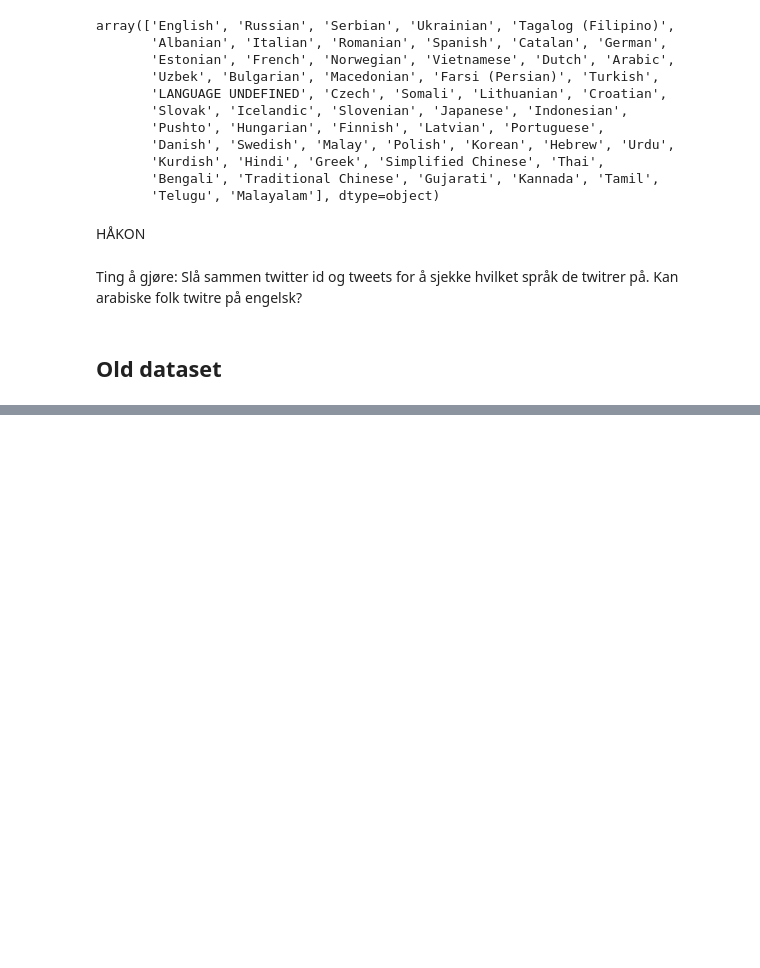
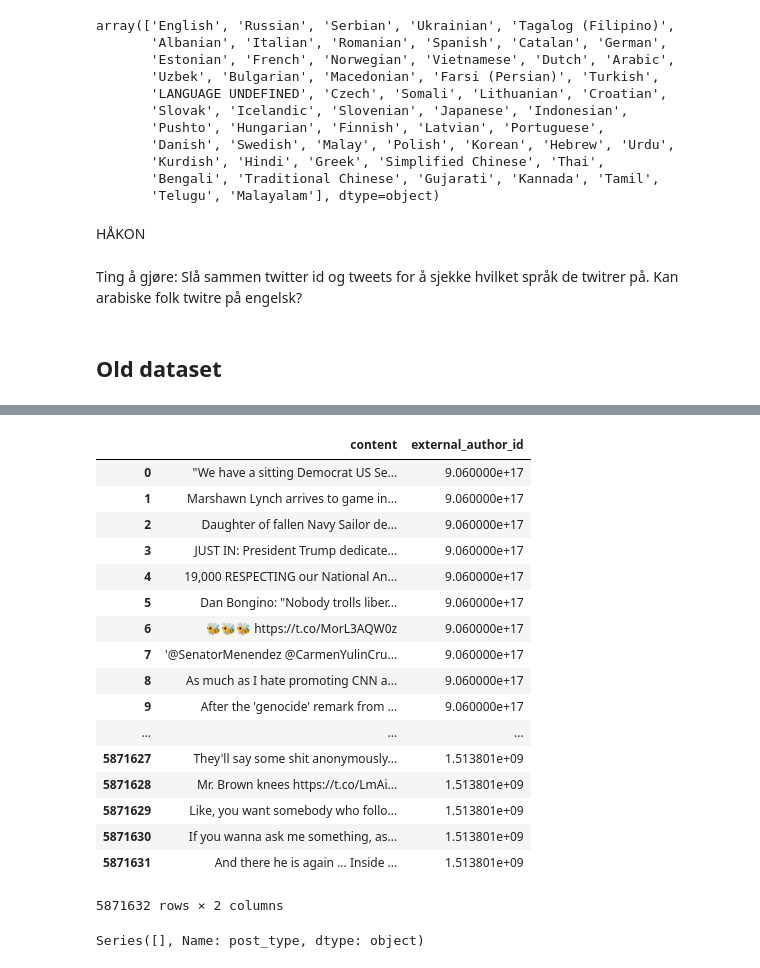
Before and after one commit to haakonms/ADAproject, a Jupyter notebook: TweetProjectSveen.ipynb, the cells around one changed output, grey strips where cells are left out. Saved outputs shown, nothing was run; the diff lists cells and outputs as text; code cells hidden in the pictures; blank space fills up the shorter version.

```diff
--- a/TweetProjectSveen.ipynb
+++ b/TweetProjectSveen.ipynb
@@ -246,0 +290,28 @@ Hint: It is useful to add a notion of confidence to your results and explore the
+# %%
+datad["account_type"] = datad["account_type"].fillna("?")
+datad["region"] = datad["region"].fillna("Unknown")
+# %%
+datad[["content", "external_author_id"]] #= datad["content", "external_author_id"].dropna()
+# %% [output]
+|  | content | external_author_id |
+| 0 | "We have a sitting Democrat US Se... | 9.060000e+17 |
+| 1 | Marshawn Lynch arrives to game in... | 9.060000e+17 |
+| 2 | Daughter of fallen Navy Sailor de... | 9.060000e+17 |
+| 3 | JUST IN: President Trump dedicate... | 9.060000e+17 |
+| 4 | 19,000 RESPECTING our National An... | 9.060000e+17 |
+| 5 | Dan Bongino: "Nobody trolls liber... | 9.060000e+17 |
+| 6 | 🐝🐝🐝 https://t.co/MorL3AQW0z | 9.060000e+17 |
+| 7 | '@SenatorMenendez @CarmenYulinCru... | 9.060000e+17 |
+| 8 | As much as I hate promoting CNN a... | 9.060000e+17 |
+| 9 | After the 'genocide' remark from ... | 9.060000e+17 |
+| ... | ... | ... |
+| 5871627 | They'll say some shit anonymously... | 1.513801e+09 |
+| 5871628 | Mr. Brown knees https://t.co/LmAi... | 1.513801e+09 |
+| 5871629 | Like, you want somebody who follo... | 1.513801e+09 |
+| 5871630 | If you wanna ask me something, as... | 1.513801e+09 |
+| 5871631 | And there he is again ... Inside ... | 1.513801e+09 |
+5871632 rows × 2 columns
+# %%
+datad[datad.account_type == np.nan]["post_type"]
+# %% [output]
+Series([], Name: post_type, dtype: object)
```
Also changed, not shown: parts of 14 cells of this notebook.
